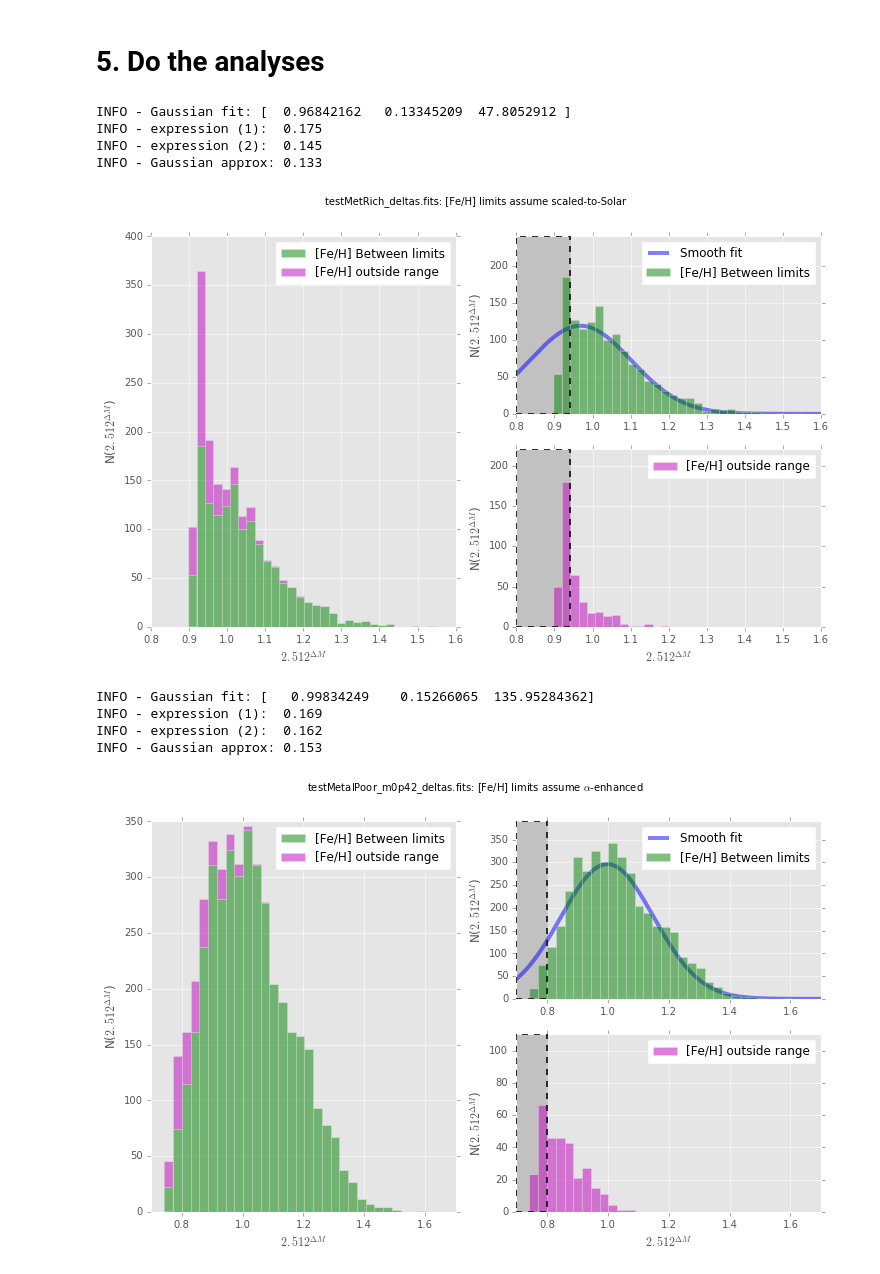
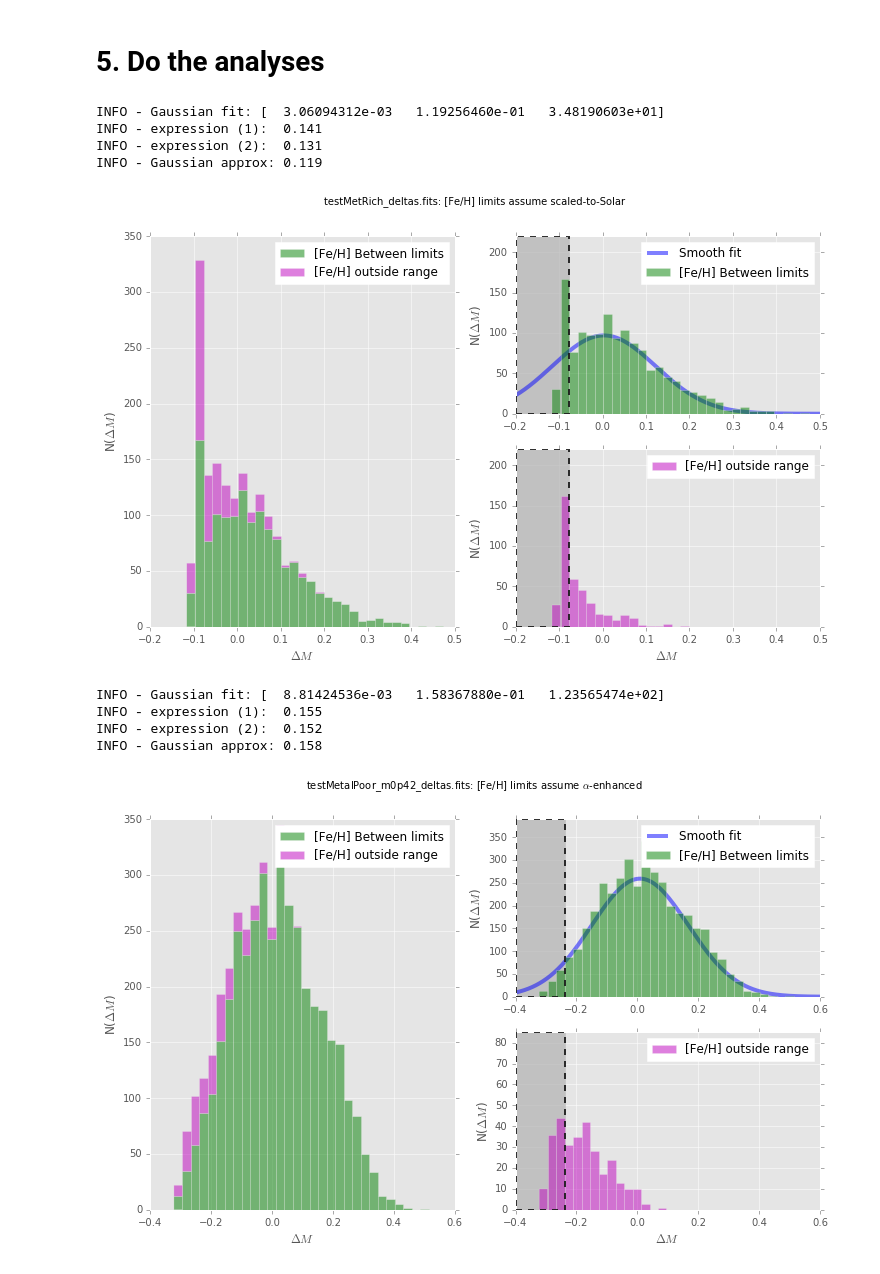
Before and after one commit to willclarkson/bastiTest, a Jupyter notebook: notebooks/2017-09-09_mitigateDeltaWrap.ipynb, the cells around one changed output. Drawn from its saved outputs; the diff is of its cells as text; code cells hidden in the pictures.

```diff
--- a/notebooks/2017-09-09_mitigateDeltaWrap.ipynb
+++ b/notebooks/2017-09-09_mitigateDeltaWrap.ipynb
@@ -275,25 +275,25 @@ isoSet = 'ss'
 #filDeltas = 'haloMetalPoor_deltas.fits'
 # isoSet = 'al'
 # %%
-stdHalf = wrapGetStd(filDeltas, isoSet=isoSet, asFlux=True)
+stdHalf = wrapGetStd(filDeltas, isoSet=isoSet, asFlux=False)
 # %% [output]
-INFO - Gaussian fit: [  0.96842162   0.13345209  47.8052912 ]
-INFO - expression (1):  0.175
-INFO - expression (2):  0.145
-INFO - Gaussian approx: 0.133
+INFO - Gaussian fit: [  3.06094312e-03   1.19256460e-01   3.48190603e+01]
+INFO - expression (1):  0.141
+INFO - expression (2):  0.131
+INFO - Gaussian approx: 0.119
-[figure, old version]
+[figure, new version]
 # %%
 # try our "well-behaved" metal-poor population
 #filDeltasMP = 'testMetalPoor_m0p77_deltas.fits'
 filDeltasMP = 'testMetalPoor_m0p42_deltas.fits'
 isoSetMP = 'al'
-stdHalfMP = wrapGetStd(filDeltasMP, isoSet=isoSetMP, asFlux=True)
+stdHalfMP = wrapGetStd(filDeltasMP, isoSet=isoSetMP, asFlux=False)
 # %% [output]
-INFO - Gaussian fit: [   0.99834249    0.15266065  135.95284362]
-INFO - expression (1):  0.169
-INFO - expression (2):  0.162
-INFO - Gaussian approx: 0.153
+INFO - Gaussian fit: [  8.81424536e-03   1.58367880e-01   1.23565474e+02]
+INFO - expression (1):  0.155
+INFO - expression (2):  0.152
+INFO - Gaussian approx: 0.158
-[figure, old version]
+[figure, new version]
 # %%
 print "%.3f" % (np.sqrt(stdHalfMP**2 - stdHalf**2))
 # %% [output]
```
Also changed, not shown: parts of 1 cell of this notebook, 16 other files.
